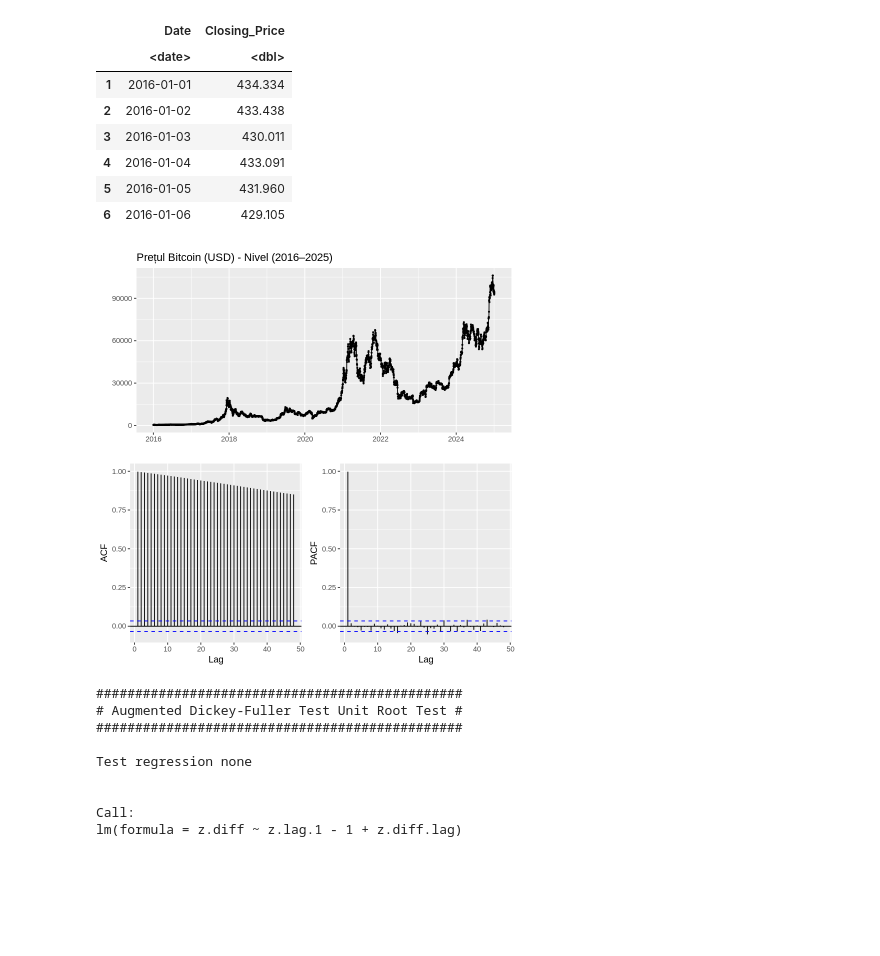
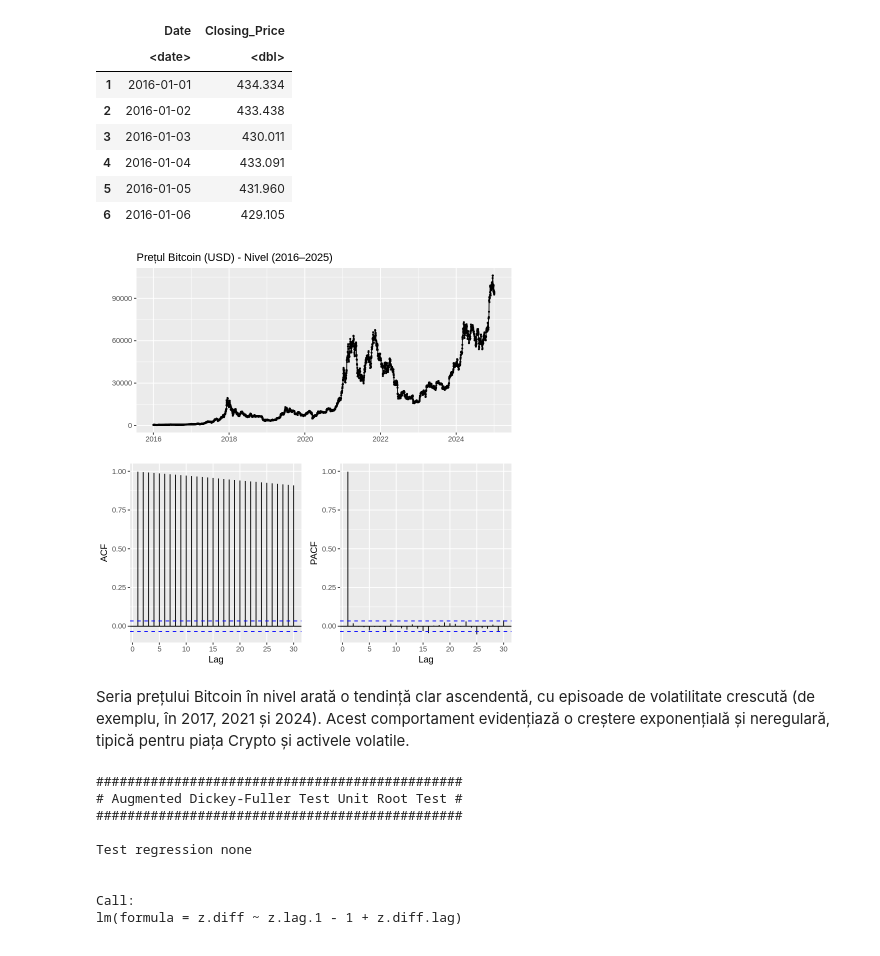
Before and after one commit to BogdanT54/Serii-de-Timp, a Jupyter notebook: Tema5_Serii_TimpR.ipynb, the cells around one changed output. Cells and saved outputs as stored; diff of their text form; code cells hidden in the pictures; blank space fills up the shorter version.

```diff
--- a/Tema5_Serii_TimpR.ipynb
+++ b/Tema5_Serii_TimpR.ipynb
@@ -64,11 +64,13 @@ A data.frame: 6 × 2
 # %%
 # Convertim în serie temporală (frecvență zilnică)
 btc_ts <- ts(btc_df$Closing_Price, start = c(2016, 1), frequency = 365)
 
 #Grafic linie + ACF/PACF pentru nivel
-ggtsdisplay(btc_ts, lag.max = 48, main = "Prețul Bitcoin (USD) - Nivel (2016–2025)")
+ggtsdisplay(btc_ts, lag.max = 30, main = "Prețul Bitcoin (USD) - Nivel (2016–2025)")
 # %% [output]
-[figure, old version]
+[figure, new version]
+# %% [markdown]
+Seria prețului Bitcoin în nivel arată o tendință clar ascendentă, cu episoade de volatilitate crescută (de exemplu, în 2017, 2021 și 2024). Acest comportament evidențiază o creștere exponențială și neregulară, tipică pentru piața Crypto și activele volatile.
 # %%
 # ADF - none
 summary(ur.df(btc_ts, type = "none", lags = 14, selectlags = "AIC"))
```
Also changed, not shown: parts of 12 cells of this notebook.
